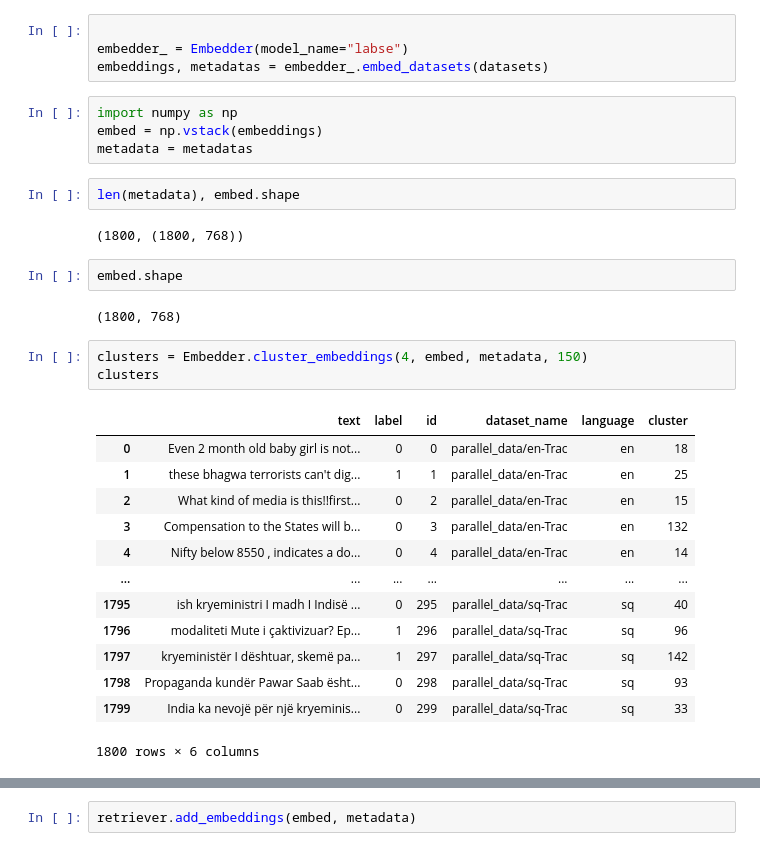
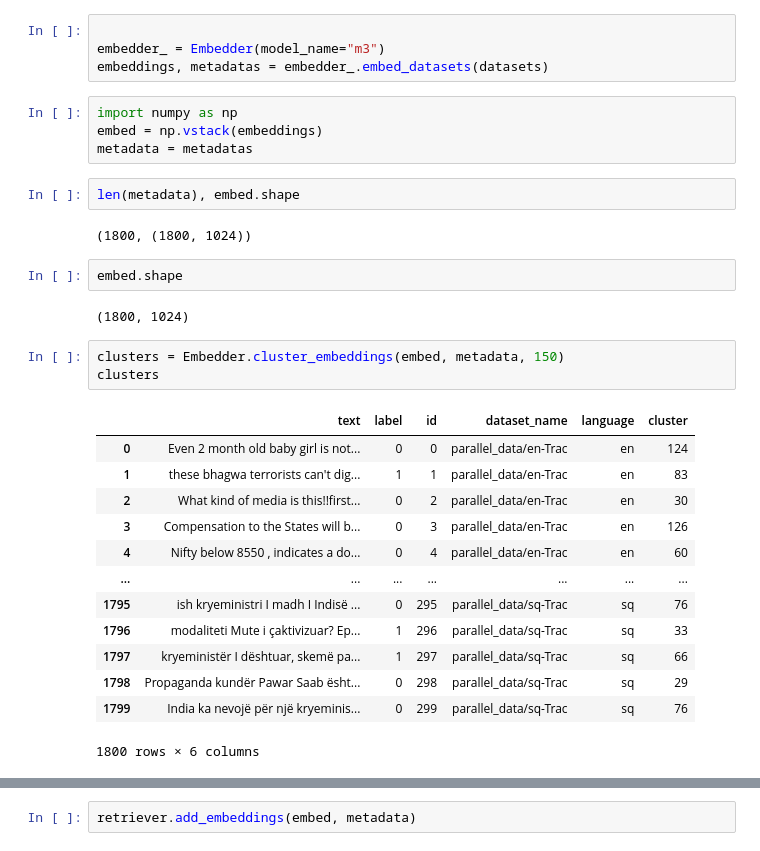
Before and after one commit to FaezeGhorbanpour/DataEfficientDetection, a Jupyter notebook: embedding_evaluation.ipynb, the cells around one changed output, grey strips where cells are left out. Cells and saved outputs as stored; diff of their text form.

Commit message:
embedder evaluater completed

```diff
--- a/embedding_evaluation.ipynb
+++ b/embedding_evaluation.ipynb
@@ -124,6 +159,6 @@ get_similarity('arctic-large')
 # %%
 
-embedder_ = Embedder(model_name="labse")
+embedder_ = Embedder(model_name="m3")
 embeddings, metadatas = embedder_.embed_datasets(datasets)
 # %%
 import numpy as np
@@ -132,27 +167,27 @@ metadata = metadatas
 # %%
 len(metadata), embed.shape
 # %% [output]
-(1800, (1800, 768))
+(1800, (1800, 1024))
 # %%
 embed.shape
 # %% [output]
-(1800, 768)
+(1800, 1024)
 # %%
-clusters = Embedder.cluster_embeddings(4, embed, metadata, 150)
+clusters = Embedder.cluster_embeddings(embed, metadata, 150)
 clusters
 # %% [output]
 |  | text | label | id | dataset_name | language | cluster |
-| 0 | Even 2 month old baby girl is not... | 0 | 0 | parallel_data/en-Trac | en | 18 |
-| 1 | these bhagwa terrorists can't dig... | 1 | 1 | parallel_data/en-Trac | en | 25 |
-| 2 | What kind of media is this!!first... | 0 | 2 | parallel_data/en-Trac | en | 15 |
-| 3 | Compensation to the States will b... | 0 | 3 | parallel_data/en-Trac | en | 132 |
-| 4 | Nifty below 8550 , indicates a do... | 0 | 4 | parallel_data/en-Trac | en | 14 |
+| 0 | Even 2 month old baby girl is not... | 0 | 0 | parallel_data/en-Trac | en | 124 |
+| 1 | these bhagwa terrorists can't dig... | 1 | 1 | parallel_data/en-Trac | en | 83 |
+| 2 | What kind of media is this!!first... | 0 | 2 | parallel_data/en-Trac | en | 30 |
+| 3 | Compensation to the States will b... | 0 | 3 | parallel_data/en-Trac | en | 126 |
+| 4 | Nifty below 8550 , indicates a do... | 0 | 4 | parallel_data/en-Trac | en | 60 |
 | ... | ... | ... | ... | ... | ... | ... |
-| 1795 | ish kryeministri I madh I Indisë ... | 0 | 295 | parallel_data/sq-Trac | sq | 40 |
-| 1796 | modaliteti Mute i çaktivizuar? Ep... | 1 | 296 | parallel_data/sq-Trac | sq | 96 |
-| 1797 | kryeministër I dështuar, skemë pa... | 1 | 297 | parallel_data/sq-Trac | sq | 142 |
-| 1798 | Propaganda kundër Pawar Saab ësht... | 0 | 298 | parallel_data/sq-Trac | sq | 93 |
-| 1799 | India ka nevojë për një kryeminis... | 0 | 299 | parallel_data/sq-Trac | sq | 33 |
+| 1795 | ish kryeministri I madh I Indisë ... | 0 | 295 | parallel_data/sq-Trac | sq | 76 |
+| 1796 | modaliteti Mute i çaktivizuar? Ep... | 1 | 296 | parallel_data/sq-Trac | sq | 33 |
+| 1797 | kryeministër I dështuar, skemë pa... | 1 | 297 | parallel_data/sq-Trac | sq | 66 |
+| 1798 | Propaganda kundër Pawar Saab ësht... | 0 | 298 | parallel_data/sq-Trac | sq | 29 |
+| 1799 | India ka nevojë për një kryeminis... | 0 | 299 | parallel_data/sq-Trac | sq | 76 |
 1800 rows × 6 columns
 # %%
 clusters[clusters['cluster']==8]
```
Also changed, not shown: parts of 20 cells of this notebook, 3 other files.
